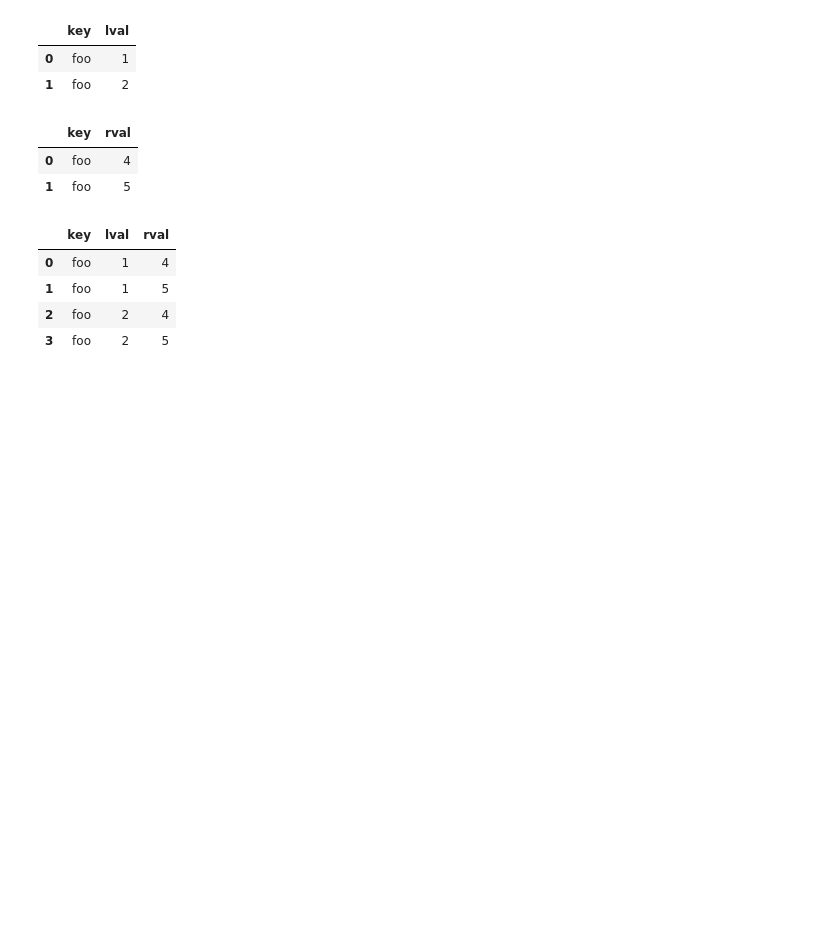
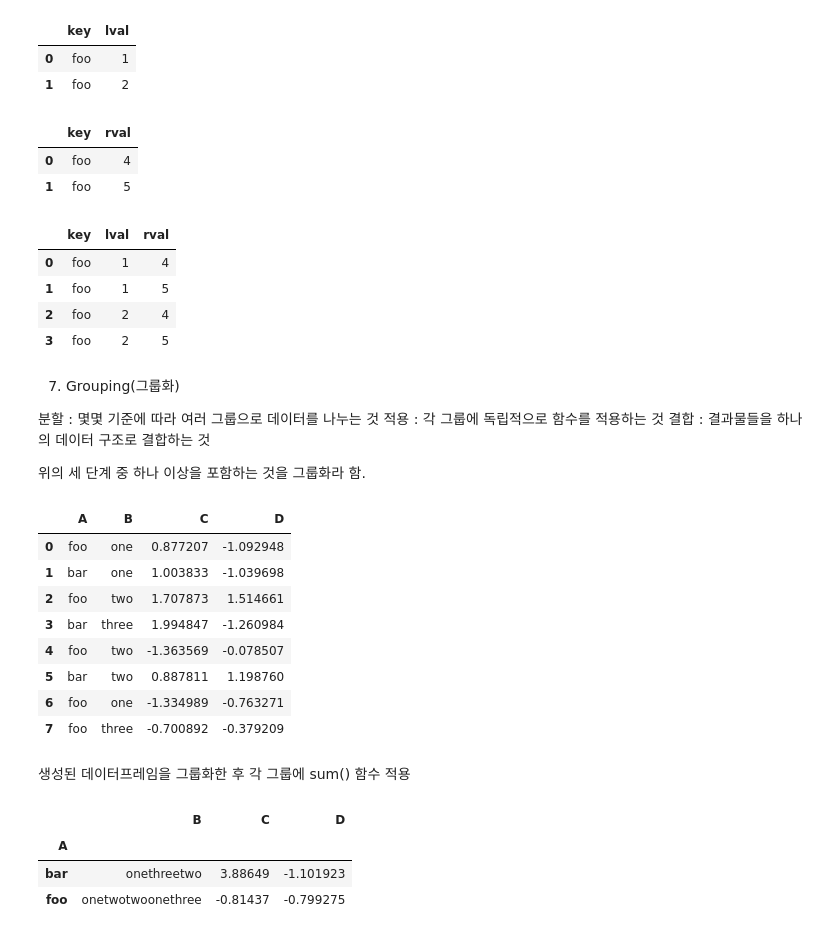
Before and after one commit to KangSikWoo/AIphoria-SelfStudy, a Jupyter notebook: ai_1/pandas.ipynb, the cells around one changed output. Saved outputs shown, nothing was run; the diff lists cells and outputs as text; code cells hidden in the pictures; blank space fills up the shorter version.

```diff
--- a/ai_1/pandas.ipynb
+++ b/ai_1/pandas.ipynb
@@ -668,3 +665,39 @@ pd.merge(left, right, on= 'key')
 | 1 | foo | 1 | 5 |
 | 2 | foo | 2 | 4 |
 | 3 | foo | 2 | 5 |
+# %% [markdown]
+7. Grouping(그룹화)
+
+분할 : 몇몇 기준에 따라 여러 그룹으로 데이터를 나누는 것
+적용 : 각 그룹에 독립적으로 함수를 적용하는 것
+결합 : 결과물들을 하나의 데이터 구조로 결합하는 것
+
+위의 세 단계 중 하나 이상을 포함하는 것을 그룹화라 함.
+# %%
+df = pd.DataFrame(
+    {
+        'A' : ['foo', 'bar', 'foo', 'bar', 'foo', 'bar', 'foo', 'foo'],
+        'B' : ['one', 'one', 'two', 'three', 'two', 'two', 'one', 'three'],
+        'C' : np.random.randn(8),
+        'D' : np.random.randn(8)
+    })
+df
+# %% [output]
+|  | A | B | C | D |
+| 0 | foo | one | 0.877207 | -1.092948 |
+| 1 | bar | one | 1.003833 | -1.039698 |
+| 2 | foo | two | 1.707873 | 1.514661 |
+| 3 | bar | three | 1.994847 | -1.260984 |
+| 4 | foo | two | -1.363569 | -0.078507 |
+| 5 | bar | two | 0.887811 | 1.198760 |
+| 6 | foo | one | -1.334989 | -0.763271 |
+| 7 | foo | three | -0.700892 | -0.379209 |
+# %% [markdown]
+생성된 데이터프레임을 그룹화한 후 각 그룹에 sum() 함수 적용
+# %%
+df.groupby('A').sum()
+# %% [output]
+|  | B | C | D |
+| A |  |  |  |
+| bar | onethreetwo | 3.88649 | -1.101923 |
+| foo | onetwotwoonethree | -0.81437 | -0.799275 |
```
Also changed, not shown: parts of 55 cells of this notebook.
